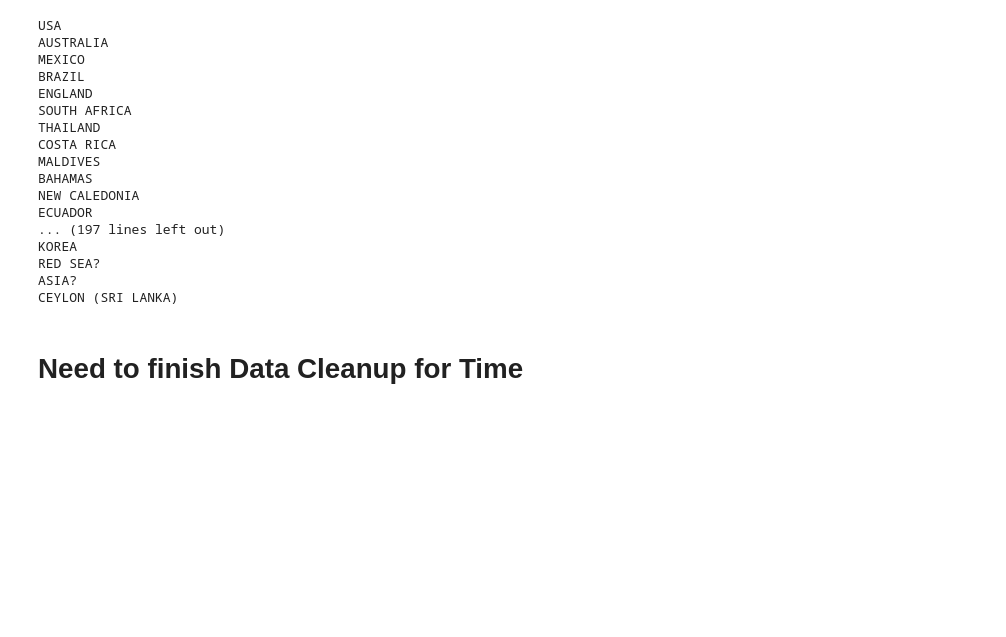
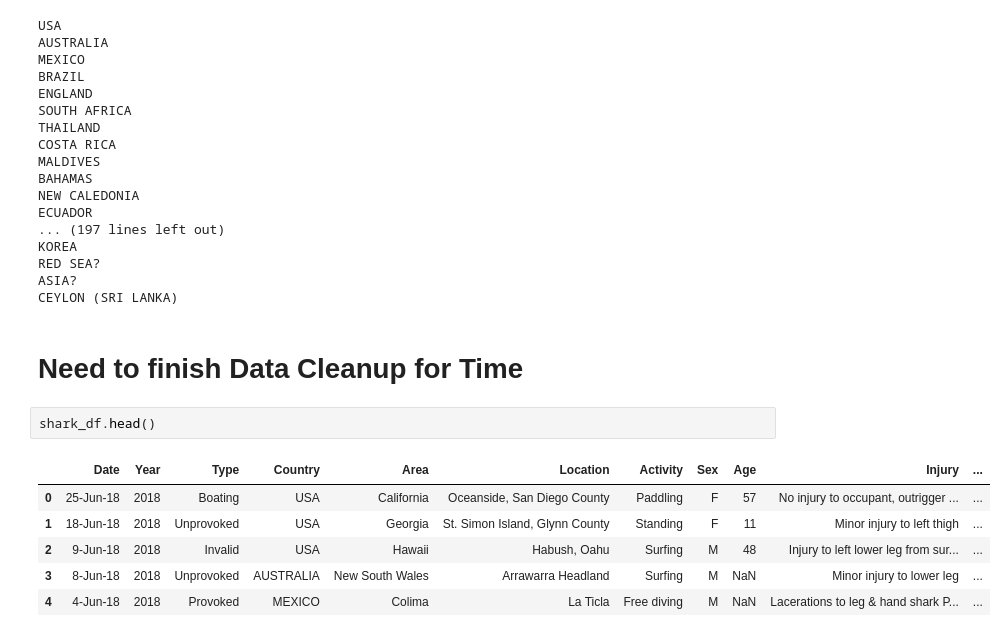
Before and after one commit to stl-lucas/group-project-01, a Jupyter notebook: data_playground.ipynb, the cells around one changed output. Drawn from its saved outputs; the diff is of its cells as text; blank space fills up the shorter version.

```diff
--- a/data_playground.ipynb
+++ b/data_playground.ipynb
@@ -126,3 +184,12 @@ ASIA?
 CEYLON (SRI LANKA)
 # %% [markdown]
 # Need to finish Data Cleanup for Time
+# %%
+shark_df.head()
+# %% [output]
+|  | Date | Year | Type | Country | Area | Location | Activity | Sex | Age | Injury | ... |
+| 0 | 25-Jun-18 | 2018 | Boating | USA | California | Oceanside, San Diego County | Paddling | F | 57 | No injury to occupant, outrigger ... | ... |
+| 1 | 18-Jun-18 | 2018 | Unprovoked | USA | Georgia | St. Simon Island, Glynn County | Standing | F | 11 | Minor injury to left thigh | ... |
+| 2 | 9-Jun-18 | 2018 | Invalid | USA | Hawaii | Habush, Oahu | Surfing | M | 48 | Injury to left lower leg from sur... | ... |
+| 3 | 8-Jun-18 | 2018 | Unprovoked | AUSTRALIA | New South Wales | Arrawarra Headland | Surfing | M | NaN | Minor injury to lower leg | ... |
+| 4 | 4-Jun-18 | 2018 | Provoked | MEXICO | Colima | La Ticla | Free diving | M | NaN | Lacerations to leg & hand shark P... | ... |
```
Also changed, not shown: parts of 12 cells of this notebook, 1 other file.
